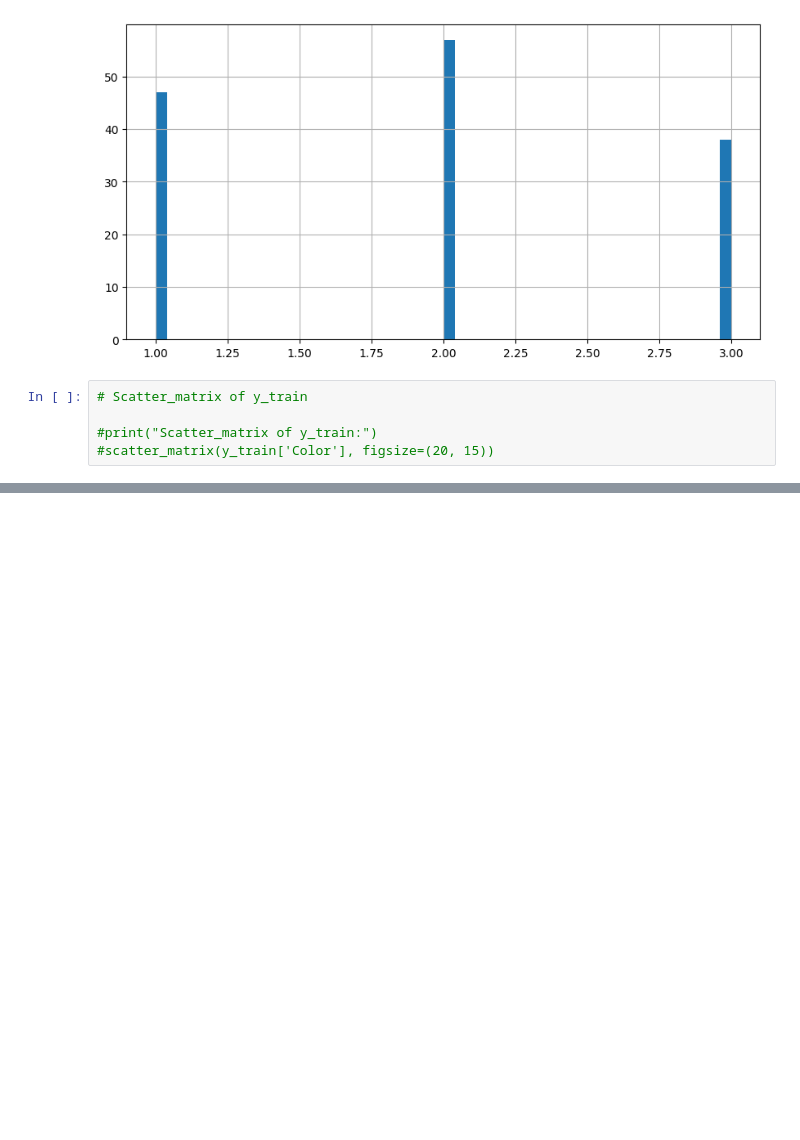
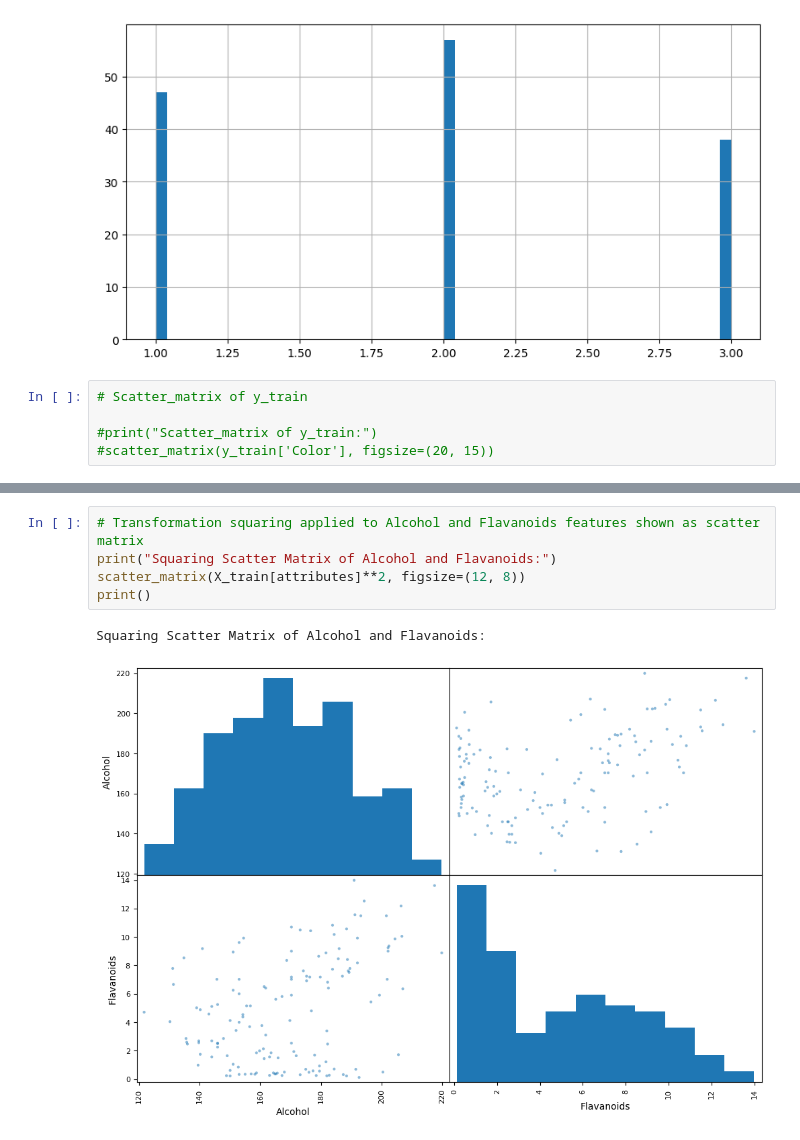
Before and after one commit to atoothman/data71200, a Jupyter notebook: DATA_71200__Project_1__Wine.ipynb, the cells around one changed output, grey strips where cells are left out. Cells and saved outputs as stored; diff of their text form; blank space fills up the shorter version.

```diff
--- a/DATA_71200__Project_1__Wine.ipynb
+++ b/DATA_71200__Project_1__Wine.ipynb
@@ -388,0 +487,8 @@ Plot histograms and scatter matrices to explore the resultant data
+# %%
+# Transformation squaring applied to Alcohol and Flavanoids features shown as scatter matrix
+print("Squaring Scatter Matrix of Alcohol and Flavanoids:")
+scatter_matrix(X_train[attributes]**2, figsize=(12, 8))
+print()
+# %% [output]
+Squaring Scatter Matrix of Alcohol and Flavanoids:
+[figure, added]
```
Also changed, not shown: parts of 12 cells of this notebook.
